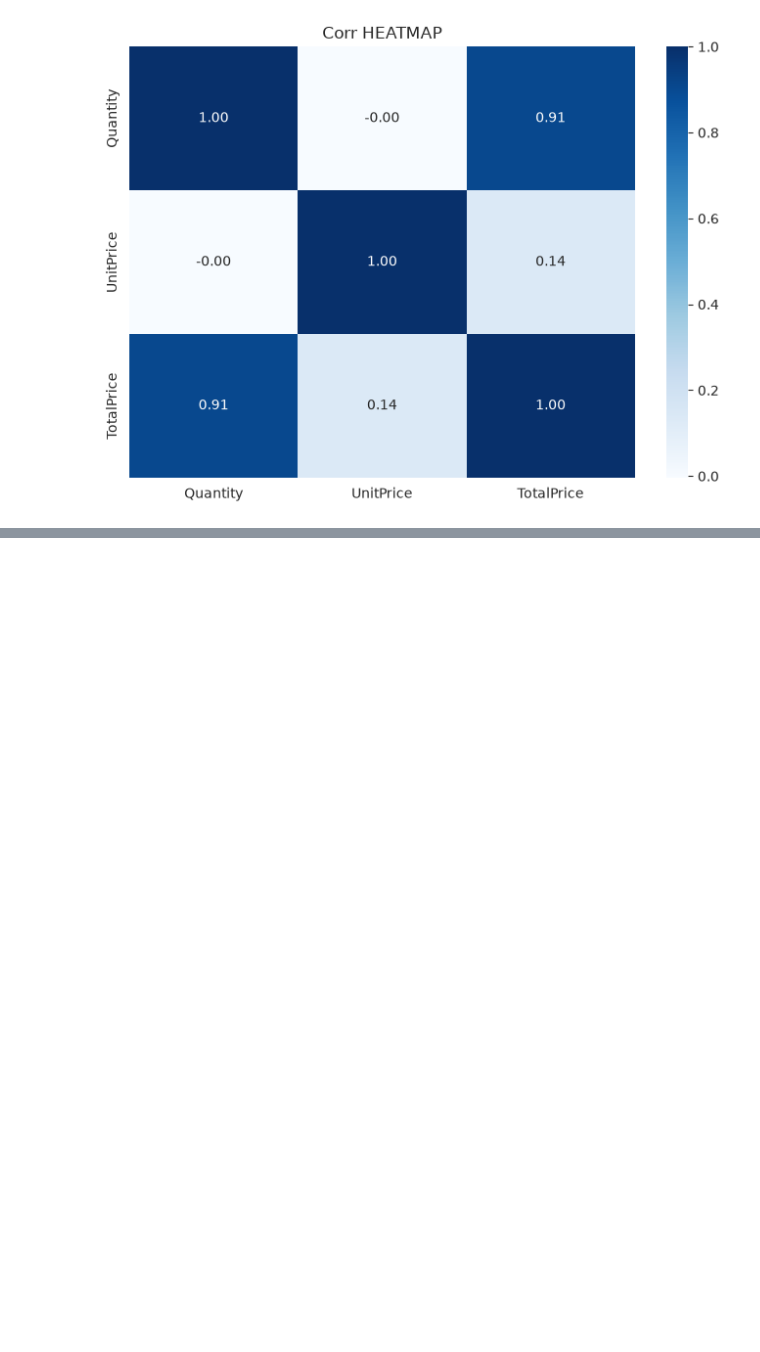
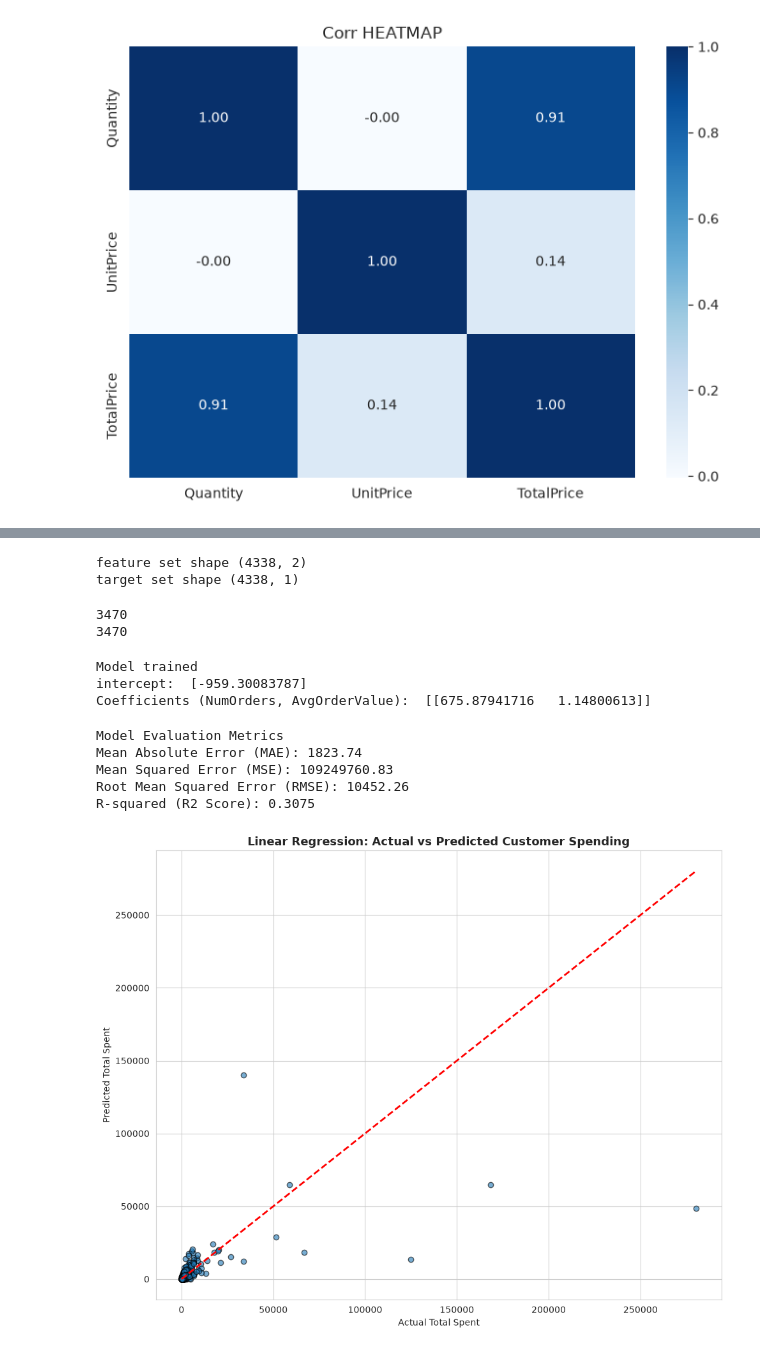
Before and after one commit to 0v0n1/ecom_analyse, a Jupyter notebook: startit.ipynb, the cells around one changed output, grey strips where cells are left out. Cells and saved outputs as stored; diff of their text form; code cells hidden in the pictures; blank space fills up the shorter version.

```diff
--- a/startit.ipynb
+++ b/startit.ipynb
@@ -543,0 +544,64 @@ plt.show()
+# %%
+ml_data=cust_summary[["NumOrders", "AvgOrderValue", "TotalSpent"]].dropna()
+X=ml_data[["NumOrders", "AvgOrderValue"]]
+y=ml_data[["TotalSpent"]]
+print("feature set shape", X.shape)
+print("target set shape", y.shape)
+# %% [output]
+feature set shape (4338, 2)
+target set shape (4338, 1)
+# %%
+X_train, X_test, y_train, y_test=train_test_split(
+    X, y, test_size=0.2, random_state=37
+)
+print(X_train.shape[0])
+print(y_train.shape[0])
+# %% [output]
+3470
+3470
+# %%
+model=LinearRegression()
+model.fit(X_train,y_train)
+
+print("Model trained")
+print("intercept: ", model.intercept_)
+print("Coefficients (NumOrders, AvgOrderValue): ", model.coef_)
+# %% [output]
+Model trained
+intercept:  [-959.30083787]
+Coefficients (NumOrders, AvgOrderValue):  [[675.87941716   1.14800613]]
+# %%
+# Predict Total Spending on the test set
+y_pred = model.predict(X_test)
+
+# Evaluate model performance
+mae = mean_absolute_error(y_test, y_pred)
+mse = mean_squared_error(y_test, y_pred)
+rmse = np.sqrt(mse)
+r2 = r2_score(y_test, y_pred)
+
+print("Model Evaluation Metrics")
+print("Mean Absolute Error (MAE):", round(mae, 2))
+print("Mean Squared Error (MSE):", round(mse, 2))
+print("Root Mean Squared Error (RMSE):", round(rmse, 2))
+print("R-squared (R2 Score):", round(r2, 4))
+# %% [output]
+Model Evaluation Metrics
+Mean Absolute Error (MAE): 1823.74
+Mean Squared Error (MSE): 109249760.83
+Root Mean Squared Error (RMSE): 10452.26
+R-squared (R2 Score): 0.3075
+# %%
+# Visualize Actual vs Predicted Total Spending
+plt.figure()
+plt.scatter(y_test, y_pred, alpha=0.6, edgecolor="k")
+plt.plot([y_test.min(), y_test.max()], [y_test.min(), y_test.max()],
+         color="red", linestyle="--", linewidth=2)
+plt.xlabel("Actual Total Spent")
+plt.ylabel("Predicted Total Spent")
+plt.title("Linear Regression: Actual vs Predicted Customer Spending", fontsize=13, fontweight="bold")
+plt.tight_layout()
+plt.savefig("linear_regression_actual_vs_predicted.png", dpi=150)
+plt.show()
+# %% [output]
+[figure, added]
```
Also changed, not shown: parts of 6 cells of this notebook, 2 other files.
